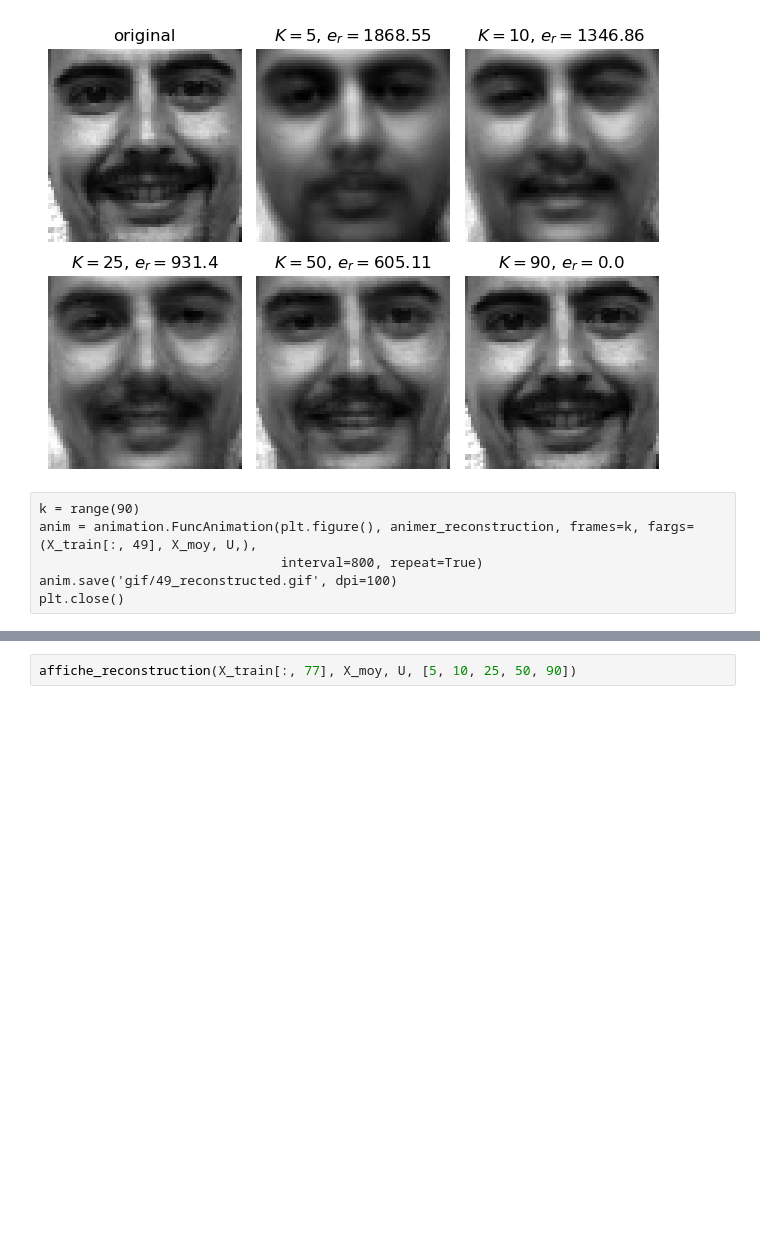
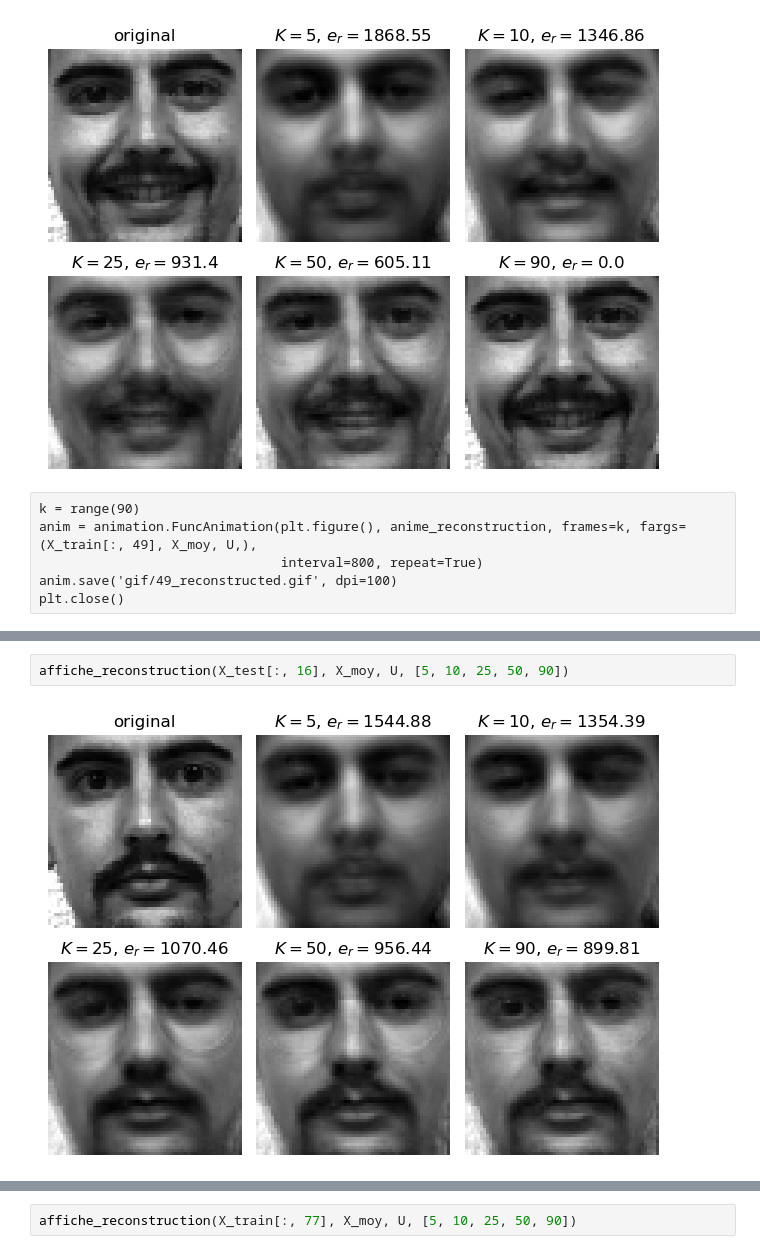
Before and after one commit to dataymeric/DAC, a Jupyter notebook: TME9-10/TME9-10.ipynb, the cells around one changed output, grey strips where cells are left out. Saved outputs shown, nothing was run; the diff lists cells and outputs as text; blank space fills up the shorter version.

```diff
--- a/TME9-10/TME9-10.ipynb
+++ b/TME9-10/TME9-10.ipynb
@@ -454,9 +454,13 @@ affiche_reconstruction(X_train[:, 49], X_moy, U, [5, 10, 25, 50, 90])
 [figure]
 # %% [raw]
 k = range(90)
-anim = animation.FuncAnimation(plt.figure(), animer_reconstruction, frames=k, fargs=(X_train[:, 49], X_moy, U,),
+anim = animation.FuncAnimation(plt.figure(), anime_reconstruction, frames=k, fargs=(X_train[:, 49], X_moy, U,),
                                interval=800, repeat=True)
 anim.save('gif/49_reconstructed.gif', dpi=100)
 plt.close()
 # %% [markdown]
 ![Reconstruction of face 49](gif/49_reconstructed.gif)
+# %%
+affiche_reconstruction(X_test[:, 16], X_moy, U, [5, 10, 25, 50, 90])
+# %% [output]
+[figure, added]
```
Also changed, not shown: parts of 49 cells of this notebook, 3 other files.
